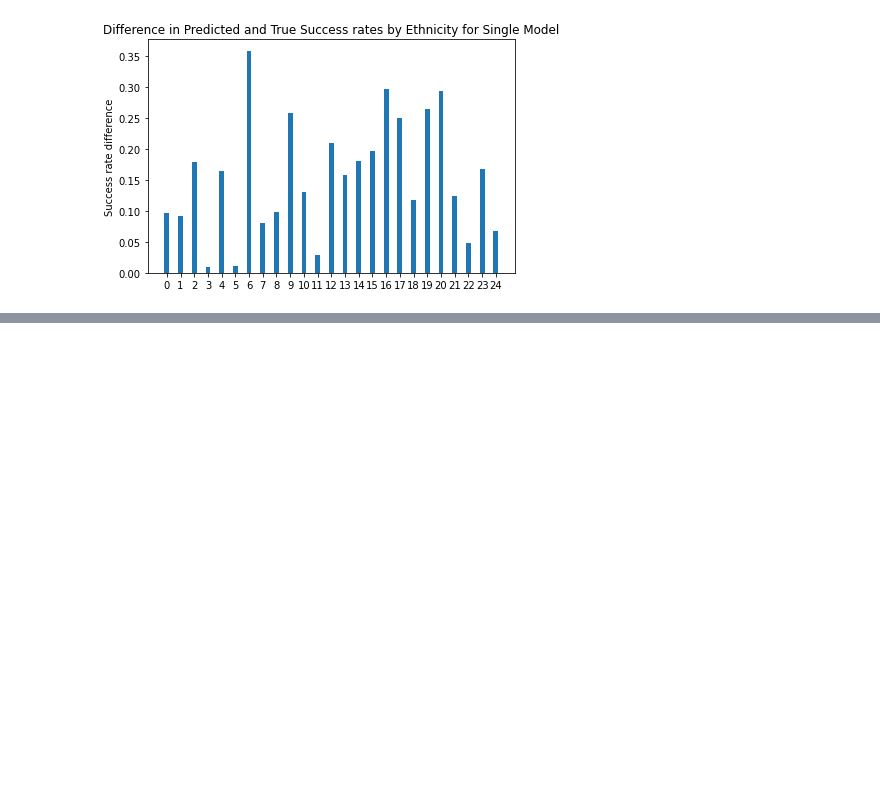
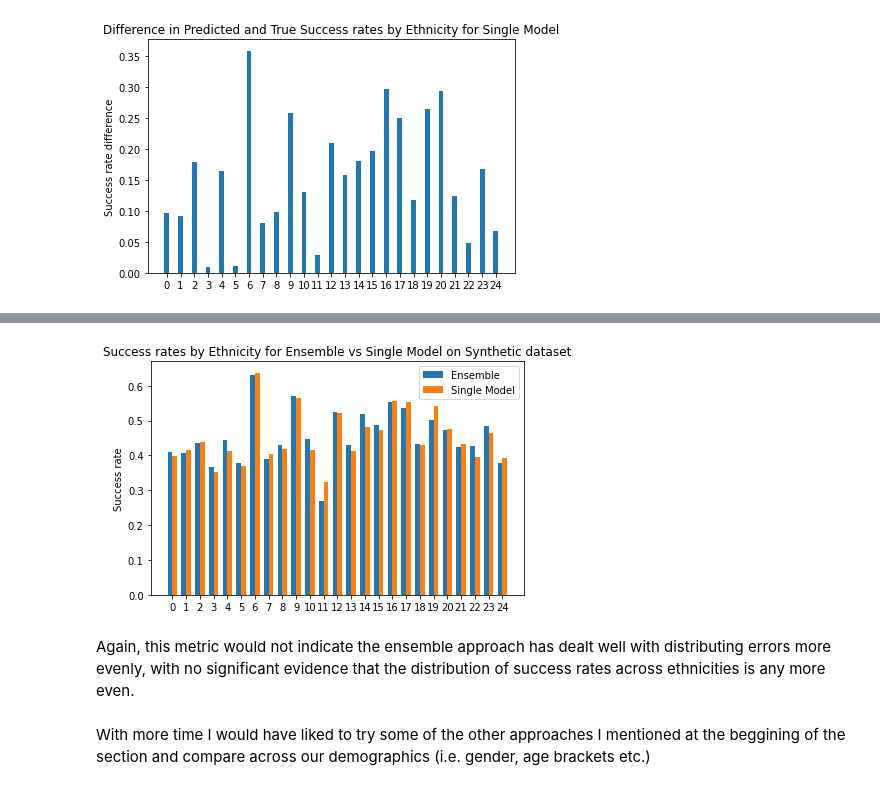
Before and after one commit to jamesa261/RDS-James, a Jupyter notebook: solution.ipynb, the cells around one changed output, grey strips where cells are left out. Saved outputs shown, nothing was run; the diff lists cells and outputs as text; code cells hidden in the pictures; blank space fills up the shorter version.

```diff
--- a/solution.ipynb
+++ b/solution.ipynb
@@ -333,0 +324,17 @@ ethnicities[24]
+# %%
+synthetic_X_dict = {}
+ds_size = 100000
+for col in list(trimmed_df.columns):
+    if col == 'hired':
+        continue
+    empirical_dist = trimmed_df[col].dropna()
+    temp = np.random.choice(empirical_dist, size=ds_size)
+    synthetic_X_dict[col] = temp
+
+synthetic_X = pd.DataFrame(synthetic_X_dict)
+
+ethnicity_list = pd.get_dummies(synthetic_X['ethnicity'], drop_first=True)
+gender_list = pd.get_dummies(synthetic_X['gender'], drop_first=True, prefix='gender_')
+
+synthetic_X_encoded = pd.concat([synthetic_X, ethnicity_list, gender_list], axis=1)
+synthetic_X_encoded = synthetic_X_encoded.drop(columns=['application_status', 'gender', 'ethnicity'])
@@ -333,0 +359,29 @@ ethnicities[24]
+# %%
+ensemble_pred = predict(synthetic_X_encoded, ensemble)
+
+single_pred = model.predict(synthetic_X_encoded)
+
+synthetic_X['ensemble_prediction'] = ensemble_pred
+synthetic_X['single_model_prediction'] = single_pred
+# %%
+ensemble_synthetic_success_rate = np.array([synthetic_X[synthetic_X['ethnicity'] == e]['ensemble_prediction'].mean() for e in ethnicities])
+single_model_synthetic_success_rate = np.array([synthetic_X[synthetic_X['ethnicity'] == e]['single_model_prediction'].mean() for e in ethnicities])
+
+fig, ax = plt.subplots()
+rects1 = ax.bar(x - width/2, ensemble_synthetic_success_rate, width, label='Ensemble')
+rects2 = ax.bar(x + width/2, single_model_synthetic_success_rate, width, label='Single Model')
+
+ax.set_ylabel('Success rate')
+ax.set_title('Success rates by Ethnicity for Ensemble vs Single Model on Synthetic dataset')
+ax.set_xticks(x, labels)
+ax.legend()
+
+fig.tight_layout()
+
+plt.show()
+# %% [output]
+[figure, added]
+# %% [markdown]
+Again, this metric would not indicate the ensemble approach has dealt well with distributing errors more evenly, with no significant evidence that the distribution of success rates across ethnicities is any more even.
+# %% [markdown]
+With more time I would have liked to try some of the other approaches I mentioned at the beggining of the section and compare across our demographics (i.e. gender, age brackets etc.)
```
Also changed, not shown: parts of 17 cells of this notebook.
